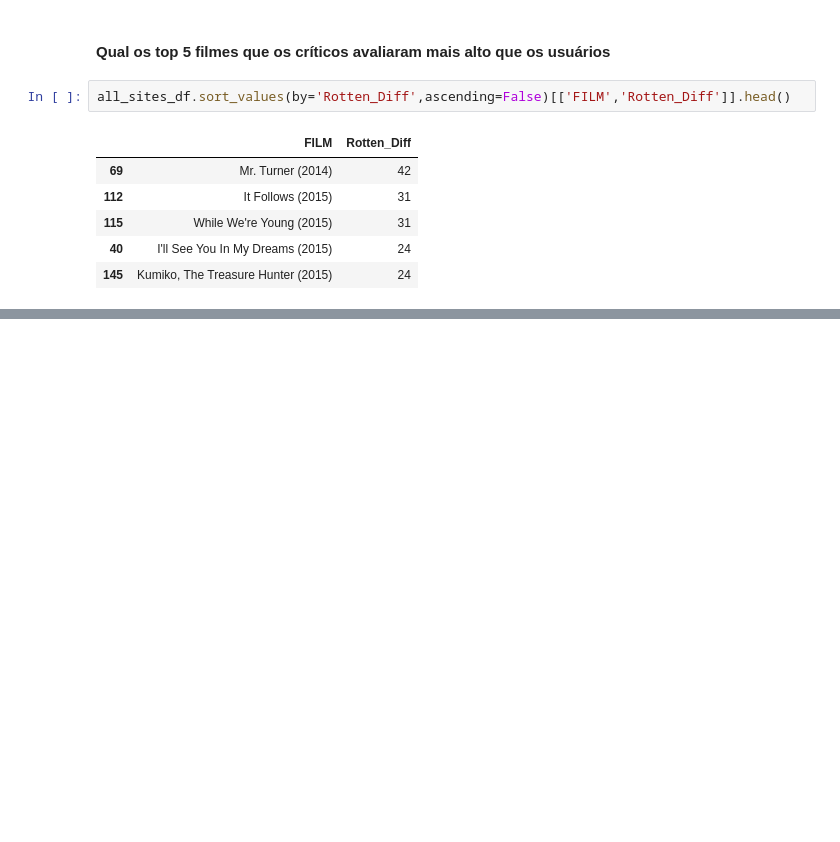
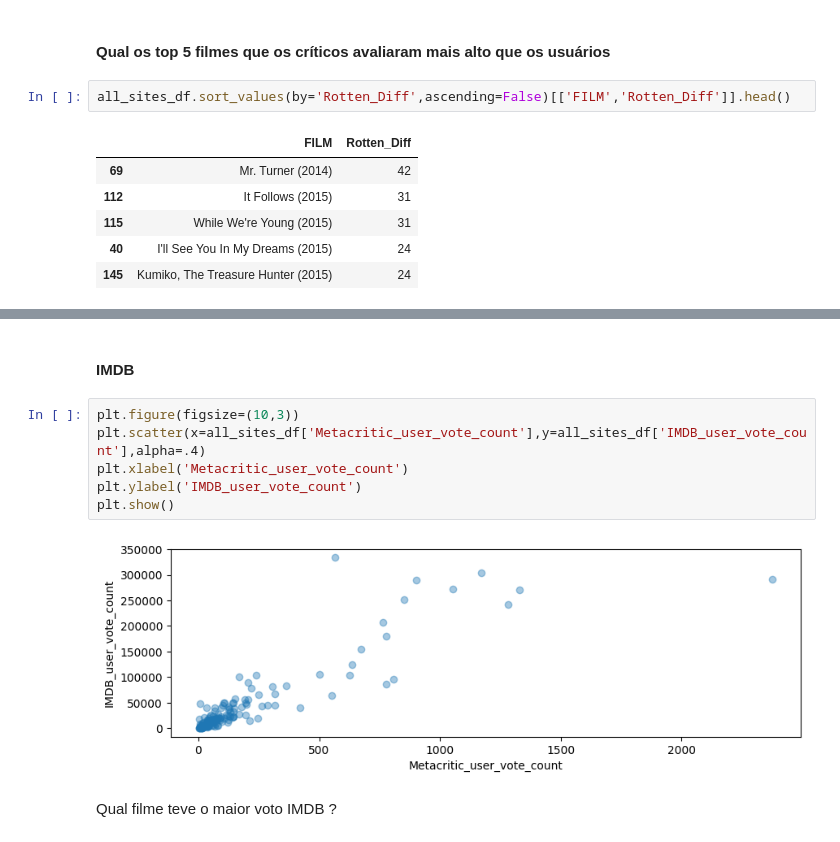
Before and after one commit to aronbarbosag/data-analysis-python, a Jupyter notebook: notebooks/capstone_project.ipynb, the cells around one changed output, grey strips where cells are left out. Cells and saved outputs as stored; diff of their text form; blank space fills up the shorter version.

```diff
--- a/notebooks/capstone_project.ipynb
+++ b/notebooks/capstone_project.ipynb
@@ -361,0 +379,12 @@ all_sites_df.sort_values(by='Rotten_Diff',ascending=False)[['FILM','Rotten_Diff'
+# %% [markdown]
+#### IMDB
+# %%
+plt.figure(figsize=(10,3))
+plt.scatter(x=all_sites_df['Metacritic_user_vote_count'],y=all_sites_df['IMDB_user_vote_count'],alpha=.4)
+plt.xlabel('Metacritic_user_vote_count')
+plt.ylabel('IMDB_user_vote_count')
+plt.show()
+# %% [output]
+[figure, added]
+# %% [markdown]
+<span>Qual filme teve o maior voto IMDB ?</span>
```
Also changed, not shown: parts of 16 cells of this notebook.
